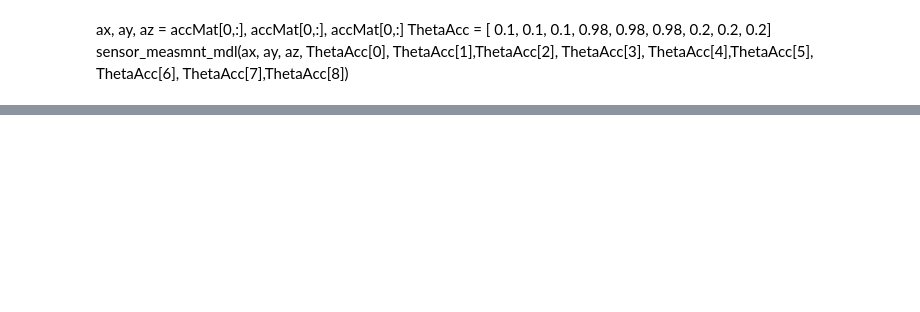
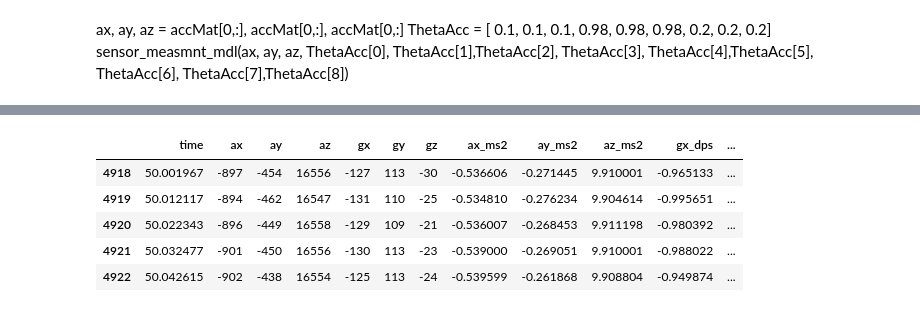
Before and after one commit to vehicle-trace-echo/imu_calibration, a Jupyter notebook: calibration_framework.ipynb, the cells around one changed output, grey strips where cells are left out. Drawn from its saved outputs; the diff is of its cells as text; code cells hidden in the pictures; blank space fills up the shorter version.

```diff
--- a/calibration_framework.ipynb
+++ b/calibration_framework.ipynb
@@ -379,0 +412,9 @@ x
+# %%
+df_calb.head(5)
+# %% [output]
+|  | time | ax | ay | az | gx | gy | gz | ax_ms2 | ay_ms2 | az_ms2 | gx_dps | ... |
+| 4918 | 50.001967 | -897 | -454 | 16556 | -127 | 113 | -30 | -0.536606 | -0.271445 | 9.910001 | -0.965133 | ... |
+| 4919 | 50.012117 | -894 | -462 | 16547 | -131 | 110 | -25 | -0.534810 | -0.276234 | 9.904614 | -0.995651 | ... |
+| 4920 | 50.022343 | -896 | -449 | 16558 | -129 | 109 | -21 | -0.536007 | -0.268453 | 9.911198 | -0.980392 | ... |
+| 4921 | 50.032477 | -901 | -450 | 16556 | -130 | 113 | -23 | -0.539000 | -0.269051 | 9.910001 | -0.988022 | ... |
+| 4922 | 50.042615 | -902 | -438 | 16554 | -125 | 113 | -24 | -0.539599 | -0.261868 | 9.908804 | -0.949874 | ... |
```
Also changed, not shown: parts of 13 cells of this notebook.
